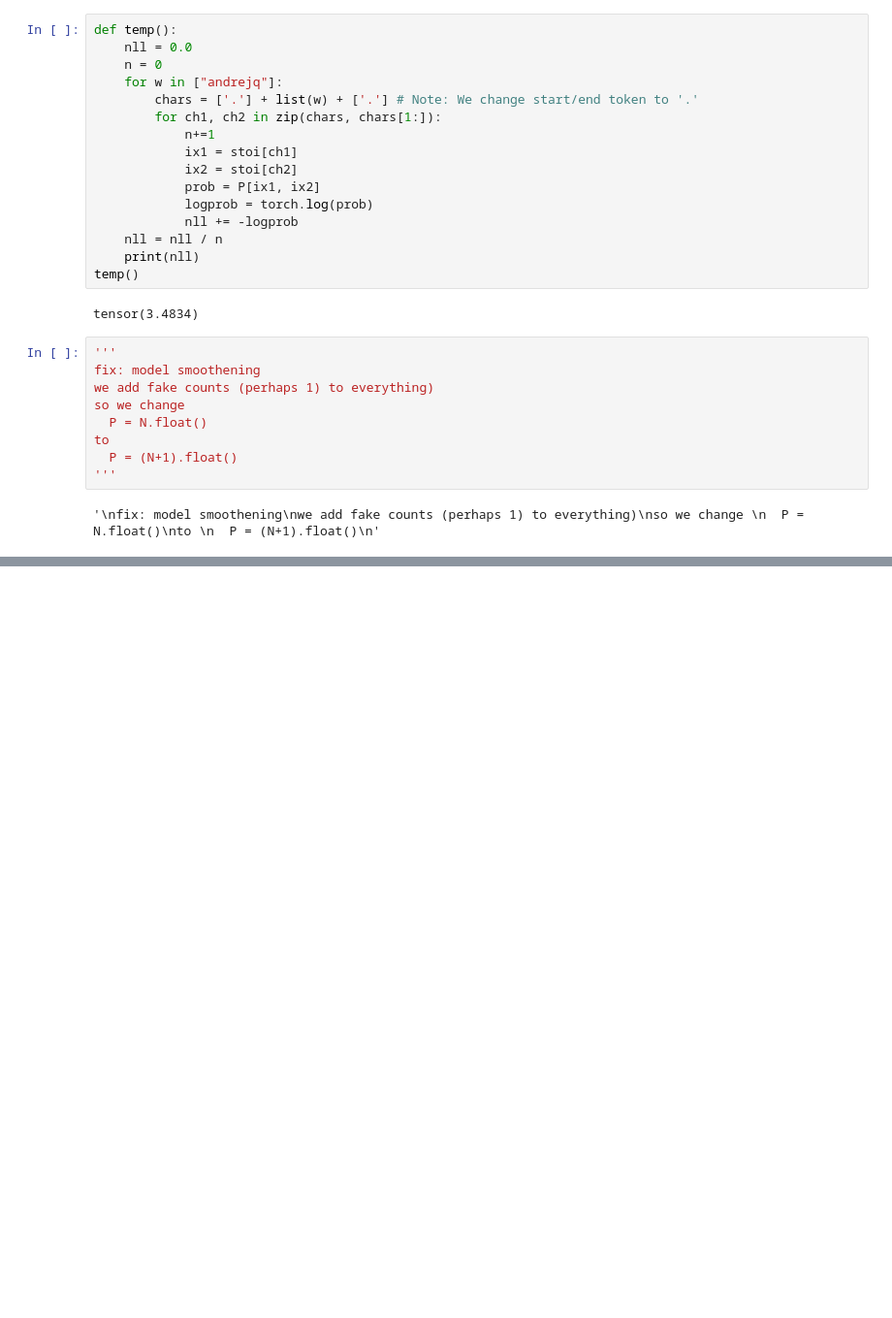
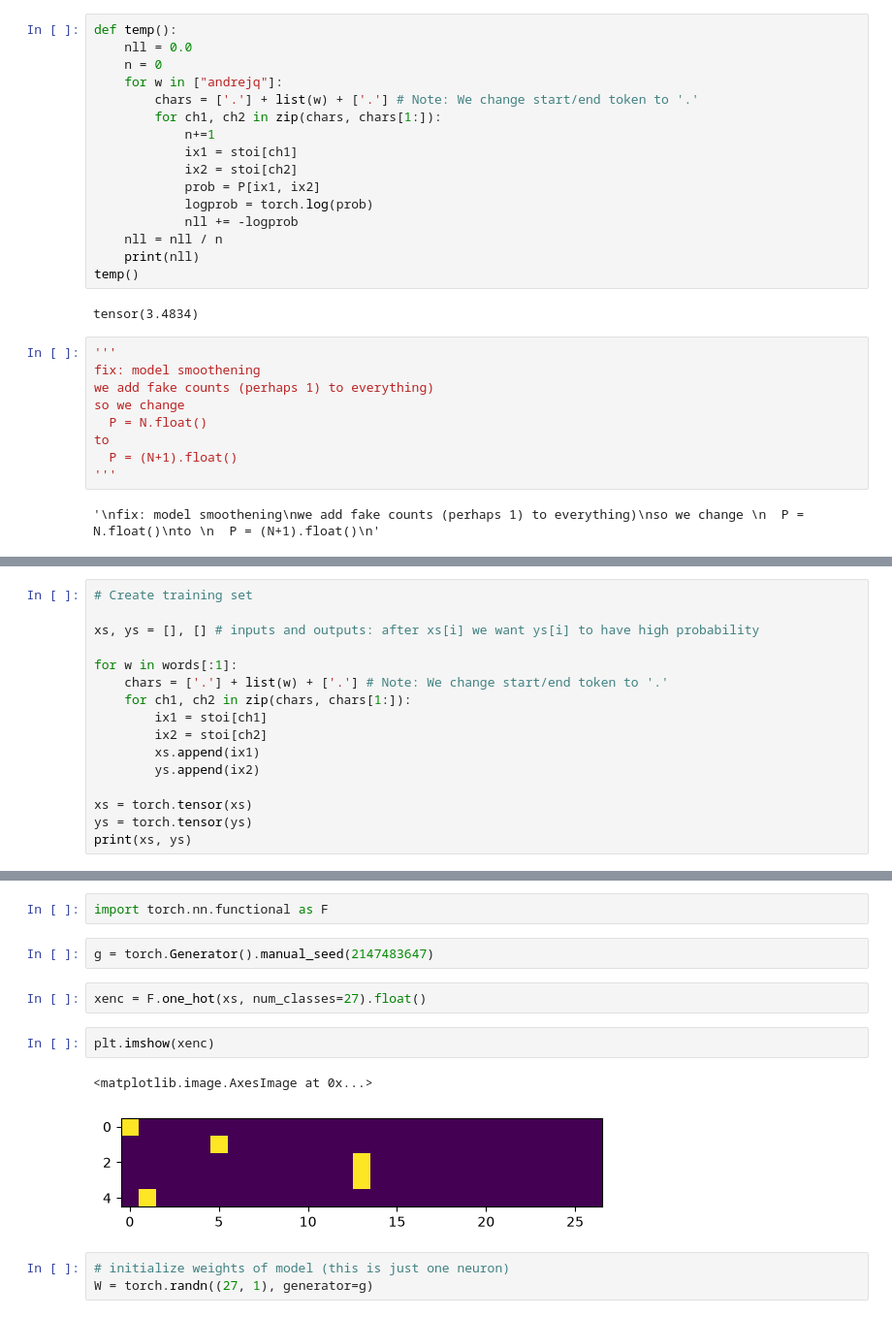
Before and after one commit to ssundarraj/nn-zth, a Jupyter notebook: makemore/makemore1.ipynb, the cells around one changed output, grey strips where cells are left out. Shown at 97% size. Saved outputs shown, nothing was run; the diff lists cells and outputs as text; blank space fills up the shorter version.

```diff
--- a/makemore/makemore1.ipynb
+++ b/makemore/makemore1.ipynb
@@ -242,0 +252,16 @@ to
+# %%
+# Create training set
+
+xs, ys = [], [] # inputs and outputs: after xs[i] we want ys[i] to have high probability
+
+for w in words[:1]:
+    chars = ['.'] + list(w) + ['.'] # Note: We change start/end token to '.'
+    for ch1, ch2 in zip(chars, chars[1:]):
+        ix1 = stoi[ch1]
+        ix2 = stoi[ch2]
+        xs.append(ix1)
+        ys.append(ix2)
+
+xs = torch.tensor(xs)
+ys = torch.tensor(ys)
+print(xs, ys)
@@ -242,0 +281,14 @@ to
+# %%
+import torch.nn.functional as F
+# %%
+g = torch.Generator().manual_seed(2147483647)
+# %%
+xenc = F.one_hot(xs, num_classes=27).float()
+# %%
+plt.imshow(xenc)
+# %% [output]
+<matplotlib.image.AxesImage at 0x...>
+[figure, added]
+# %%
+# initialize weights of model (this is just one neuron)
+W = torch.randn((27, 1), generator=g)
```
Also changed, not shown: parts of 25 cells of this notebook.
